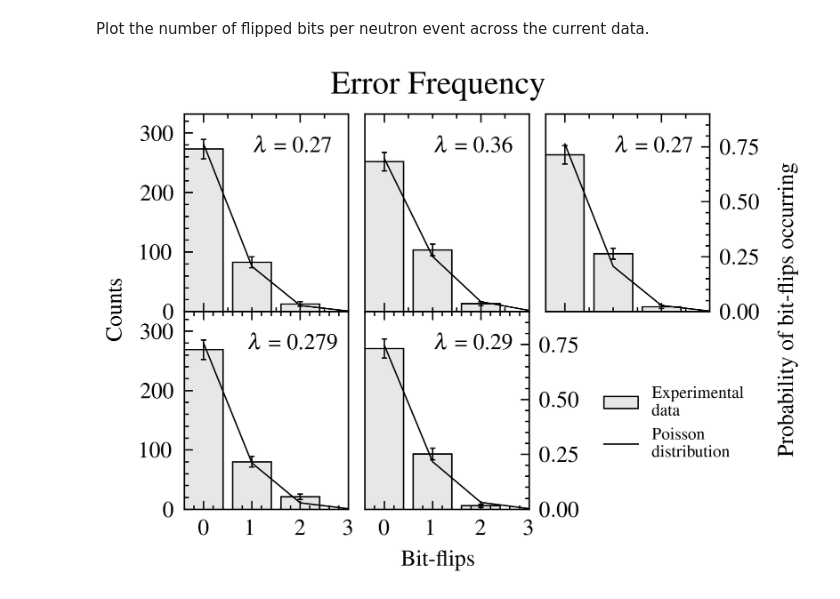
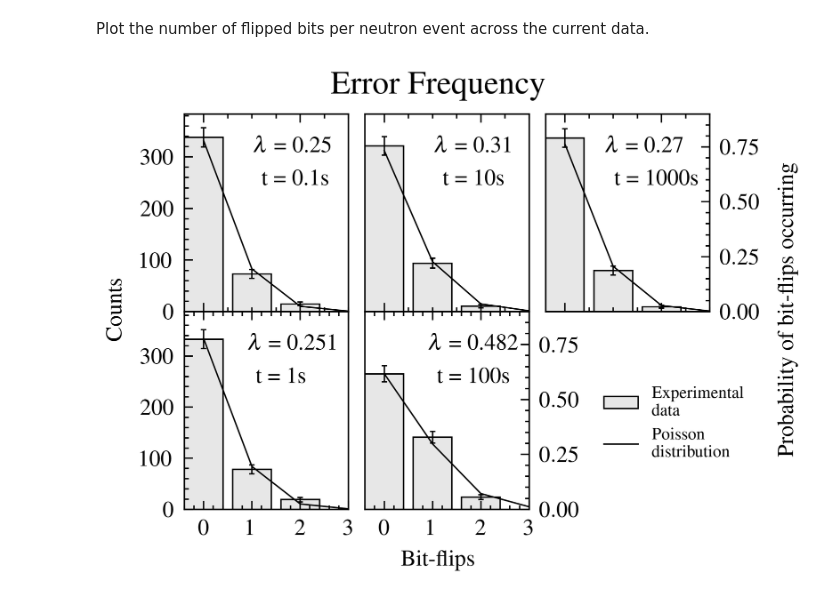
Before and after one commit to spez1998/chipir-nvram-results, a Jupyter notebook: analyser.ipynb, the cells around one changed output. Saved outputs shown, nothing was run; the diff lists cells and outputs as text; code cells hidden in the pictures.

Commit message:
Improvement to graphs incoming.

```diff
--- a/analyser.ipynb
+++ b/analyser.ipynb
@@ -17,18 +17,14 @@ plt.style.use(['science','ieee'])
 class ExpLogHandler:
     """Class to find, combine, and pre-process all required data files.
 
-    Args:
-        log_names (list): List of names of required log files.
+    Attributes:
+        log_names (list): Where log_names is stored."""
 
-    Attributes:
-        log_names (list): Where log_names is stored.
-    """
     def __init__(self, log_names):
         """Initialiser for the ExpLogHandler class.
 
         Args:
-            log_names (list): List of names of required log files.
-        """
+            log_names (list): List of names of required log files."""
         self.log_names = log_names
 
     def getData(self):
@@ -38,8 +34,7 @@ class ExpLogHandler:
             None
 
         Returns:
-            data: Complete DataFrame of all experiment log lines.
-        """
+            data: Complete DataFrame of all experiment log lines."""
 
         self.data = pd.read_csv(self.log_names[0], on_bad_lines="skip", dtype={'SDC_val': str})
         for i in range(1, len(self.log_names)):
@@ -78,9 +73,8 @@ class BeamLogHandler:
         beamLogFnameFormat (str): Datetime format for beamlog file names.
         firstTime (datetime): Datetime object of first experiment timestamp.
         lastTime (datetime): Datetime object of last experiment timestamp.
-        targetDir_fullpathList (list): List of each parent directory of experiment results directory.
+        targetDir_fullpathList (list): List of each parent directory of experiment results directory."""
 
-    """
     def __init__(self, firstTime, lastTime, targetDir_fullpathList):
         self.beamLogFnameFormat          = "%Y-%m-%d"
         self.firstTime                   = firstTime
@@ -556,9 +607,9 @@ sram3_1_half     = Analyser("C:/Users/Sujit/Documents/STFC/Code/Mikroe/nvRAM_exp
 sram3_1_half.setup()
 sram3_1_half.createRuns()
 sram3_1_half.ignores = sram3_1_half.diffFinder(sram3_1_half.runs)
-more_ignores = [8,10,12,14,17,21,22,23,24,25,26,362,363,370,371,372,375,376,377,378,381,382,385,386,387,388,389,392,397,398,
-                400,401,404,406,407,408,414,415,416,417,418,430,431,432,433,434,1542,1613]
-sram3_1_half.ignores.extend(more_ignores)
+#more_ignores = [8,10,12,14,17,21,22,23,24,25,26,362,363,370,371,372,375,376,377,378,381,382,385,386,387,388,389,392,397,398,
+                #400,401,404,406,407,408,414,415,416,417,418,430,431,432,433,434,1542,1613]
+#sram3_1_half.ignores.extend(more_ignores)
 print("sram3_1_half ready")
 
 sram3_2_half     = Analyser("C:/Users/Sujit/Documents/STFC/Code/Mikroe/nvRAM_experiment/results/live/SRAM3/2/half/")
@@ -577,6 +628,8 @@ nvsram2_1_half   = Analyser("C:/Users/Sujit/Documents/STFC/Code/Mikroe/nvRAM_exp
 nvsram2_1_half.setup()
 nvsram2_1_half.createRuns()
 nvsram2_1_half.ignores = nvsram2_1_half.diffFinder(nvsram2_1_half.runs)
+more_nvsram2_1_half_ignores = [430]
+nvsram2_1_half.ignores.extend(more_nvsram2_1_half_ignores)
 print("nvsram2_1_half ready")
 
 nvsram2_2_half   = Analyser("C:/Users/Sujit/Documents/STFC/Code/Mikroe/nvRAM_experiment/results/live/nvSRAM2/2/half/")
@@ -662,20 +715,21 @@ class PoissonData:
                     else:
                         self.hamDistList.append(0)
                     num_runs += 1
+        self.hamDistList = list(filter((3).__ne__, self.hamDistList))
+        self.hamDistList = list(filter((4).__ne__, self.hamDistList))
         self.hamDistDict = Counter(self.hamDistList)
         counts = list(self.hamDistDict.values())
         self.tot_err = sum(counts)
         self.poisson_data = poisson.pmf(self.x, self.lmbda)
-        self.errors = [(math.sqrt(counts[0])), (math.sqrt(counts[1])),
-                    (math.sqrt(counts[2]))]
+        self.errors = [math.sqrt(i[1]) for i in self.hamDistDict.items()]
 
-poisson_sub1 = PoissonData(sram3_1_half, 0.1, 170, 0.27)
+poisson_sub1 = PoissonData(sram3_1_half, 0.1, 170, 0.25)
 poisson_sub1.makeData()
-poisson_1    = PoissonData(sram3_1_half, 1, 170, 0.279)
+poisson_1    = PoissonData(sram3_1_half, 1, 170, 0.251)
 poisson_1.makeData()
-poisson_10   = PoissonData(sram3_1_half, 10, 170, 0.36)
+poisson_10   = PoissonData(sram3_1_half, 10, 170, 0.31)
 poisson_10.makeData()
-poisson_100  = PoissonData(sram3_1_half, 100, 170, 0.29)
+poisson_100  = PoissonData(sram3_1_half, 100, 170, 0.482)
 poisson_100.makeData()
 poisson_1000 = PoissonData(sram3_1_half, 1000, 170, 0.27)
 poisson_1000.makeData()
@@ -705,6 +759,7 @@ f2_ax1_2.plot(poisson_sub1.x, poisson_sub1.poisson_data, 'k-',
                 linewidth=0.5)
 f2_ax1_2.axes.get_yaxis().set_visible(False)
 f2_ax1_2.text(1.85, 0.75, f'$\lambda$ = {poisson_sub1.lmbda}', ha='center', va='center')
+f2_ax1_2.text(1.9, 0.6, f't = {poisson_sub1.delay}s', ha='center', va='center')
 
 f2_ax2 = fig2.add_subplot(gs0[1, 0])
 f2_ax2.set(ylim=(0,(0.9*poisson_1.tot_err)))
@@ -726,6 +781,7 @@ f2_ax2_2.plot(poisson_1.x, poisson_1.poisson_data, 'k-',
                 linewidth=0.5)
 f2_ax2_2.axes.get_yaxis().set_visible(False)
 f2_ax2_2.text(1.85, 0.75, f'$\lambda$ = {poisson_1.lmbda}', ha='center', va='center')
+f2_ax2_2.text(1.6, 0.6, f't = {poisson_1.delay}s', ha='center', va='center')
 
 f2_ax3 = fig2.add_subplot(gs0[0, 1])
 f2_ax3.set(ylim=(0,(0.9*poisson_10.tot_err)))
@@ -748,6 +804,7 @@ f2_ax3_2.plot(poisson_10.x, poisson_10.poisson_data, 'k-',
 f2_ax3_2.axes.get_yaxis().set_visible(False)
 f2_ax3.axes.get_yaxis().set_visible(False)
 f2_ax3_2.text(1.85, 0.75, f'$\lambda$ = {poisson_10.lmbda}', ha='center', va='center')
+f2_ax3_2.text(1.85, 0.6, f't = {poisson_10.delay}s', ha='center', va='center')
 
 f2_ax4 = fig2.add_subplot(gs0[1, 1])
 f2_ax4.set(ylim=(0,(0.9*poisson_100.tot_err)))
@@ -769,6 +826,7 @@ f2_ax4_2.plot(poisson_100.x, poisson_100.poisson_data, 'k-',
                 linewidth=0.5)
 f2_ax4.axes.get_yaxis().set_visible(False)
 f2_ax4_2.text(1.85, 0.75, f'$\lambda$ = {poisson_100.lmbda}', ha='center', va='center')
+f2_ax4_2.text(1.85, 0.6, f't = {poisson_100.delay}s', ha='center', va='center')
 
 f2_ax5 = fig2.add_subplot(gs0[0, 2])
 f2_ax5.set(ylim=(0,(0.9*poisson_1000.tot_err)))
@@ -778,35 +836,36 @@ f2_ax5.bar(poisson_1000.hamDistDict.keys(), poisson_1000.hamDistDict.values(),
         edgecolor='black',
         yerr=poisson_1000.errors,
         align='center',
         ecolor='black',
         linewidth=0.5,
         error_kw=dict(lw=0.5, capsize=1, capthick=0.5))
 f2_ax5.margins(0,0)
 f2_ax5.xaxis.set_ticklabels([])
 f2_ax5_2 = f2_ax5.twinx()
 f2_ax5_2.set(ylim=(0,0.9))
 f2_ax5_2.plot(poisson_1000.x, poisson_1000.poisson_data, 'k-',
                 label=f'$\lambda$ = {poisson_1000.lmbda}',
                 linewidth=0.5)
 f2_ax5.axes.get_yaxis().set_visible(False)
-f2_ax5_2.text(1.85, 0.75, f'$\lambda$ = {poisson_1000.lmbda}', ha='center', va='center')
+f2_ax5_2.text(1.65, 0.75, f'$\lambda$ = {poisson_1000.lmbda}', ha='center', va='center')
+f2_ax5_2.text(1.9, 0.6, f't = {poisson_1000.delay}s', ha='center', va='center')
 
 h1, l1 = f2_ax1.get_legend_handles_labels()
 h2, l2 = f2_ax1_2.get_legend_handles_labels()
 l1 = ['Experimental \ndata']
 l2 = ['Poisson \ndistribution']
 plt.legend(h1+h2, l1+l2, bbox_to_anchor=(0, -0.8, 1.3, 0.5), prop={'size': 6})
 
 fig2.text(0.5, 0.92, 'Error Frequency', ha='center', fontsize='x-large')
 fig2.text(0.5, 0, 'Bit-flips', ha='center')
 fig2.text(0.01, 0.5, 'Counts', va='center', rotation='vertical')
 fig2.text(1, 0.5, 'Probability of bit-flips occurring', va='center', rotation='vertical')
 
 plt.subplots_adjust(hspace=.0)
 #plt.savefig('../../graphs/poisson/fish.svg', format='svg', dpi=1200)
 plt.show()
 # %% [output]
-[figure, old version]
+[figure, new version]
 # %%
 class CrossSectionData:
     def __init__(self, variant):
```
Also changed, not shown: parts of 7 cells of this notebook.
